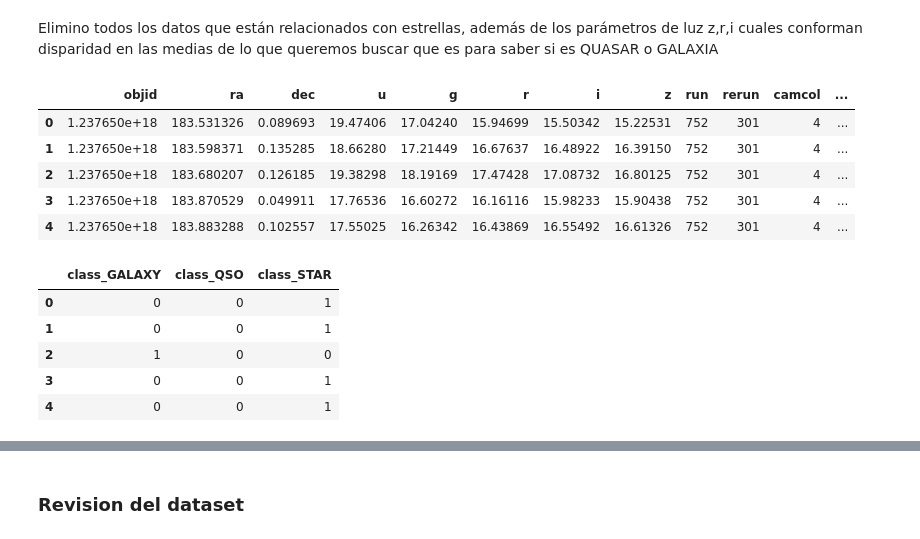
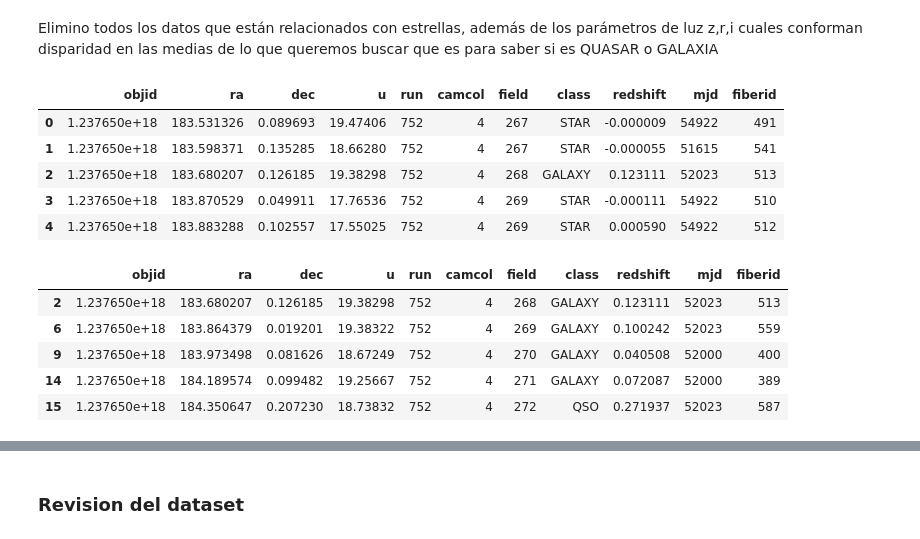
Before and after one commit to DotPin/T_INFO257, a Jupyter notebook: Tarea 1/Regresion Logistica 4 QSO.ipynb, the cells around one changed output, grey strips where cells are left out. Saved outputs shown, nothing was run; the diff lists cells and outputs as text; code cells hidden in the pictures.

```diff
--- a/Tarea 1/Regresion Logistica 4 QSO.ipynb
+++ b/Tarea 1/Regresion Logistica 4 QSO.ipynb
@@ -73,6 +73,8 @@ df2_data = df2
 [figure]
 # %% [markdown]
 Se logra visualizar que "rerun" presenta una relación muy alta de dependencia con las demás variables, por lo que sería la principal candidata para ser eliminada del campo de apredizaje.
+# %%
+df2_data = df2_data.drop(['rerun'],axis=1)
 # %%
 fig, axes = plt.subplots(2, 3,figsize=(14,7), sharex=True, sharey=True)
 sb.boxplot(palette='hls', data=df2_data,x="class", y='z',ax=axes[0,0])
@@ -90,0 +90,2 @@ sb.catplot(palette='muted', kind='bar',data=df2_data,x="class", y='dec')
+# %%
+df2_data = df2_data.drop(['z','r','g','i'],axis=1)
@@ -93,3 +105,5 @@ Con los siguientes datos, cuales presentan un grado de relación muy alto entre
+# %%
+df2_data = df2_data.drop(['specobjid','plate'],axis=1)
 # %% [markdown]
 ### Transformación de clases a variables numéricas
 # %% [markdown]
@@ -97,9 +111,9 @@ Elimino todos los datos que están relacionados con estrellas, además de los pa
 # %%
 df2_data.head()
 # %% [output]
-|  | objid | ra | dec | u | g | r | i | z | run | rerun | camcol | ... |
-| 0 | 1.237650e+18 | 183.531326 | 0.089693 | 19.47406 | 17.04240 | 15.94699 | 15.50342 | 15.22531 | 752 | 301 | 4 | ... |
-| 1 | 1.237650e+18 | 183.598371 | 0.135285 | 18.66280 | 17.21449 | 16.67637 | 16.48922 | 16.39150 | 752 | 301 | 4 | ... |
-| 2 | 1.237650e+18 | 183.680207 | 0.126185 | 19.38298 | 18.19169 | 17.47428 | 17.08732 | 16.80125 | 752 | 301 | 4 | ... |
-| 3 | 1.237650e+18 | 183.870529 | 0.049911 | 17.76536 | 16.60272 | 16.16116 | 15.98233 | 15.90438 | 752 | 301 | 4 | ... |
-| 4 | 1.237650e+18 | 183.883288 | 0.102557 | 17.55025 | 16.26342 | 16.43869 | 16.55492 | 16.61326 | 752 | 301 | 4 | ... |
+|  | objid | ra | dec | u | run | camcol | field | class | redshift | mjd | fiberid |
+| 0 | 1.237650e+18 | 183.531326 | 0.089693 | 19.47406 | 752 | 4 | 267 | STAR | -0.000009 | 54922 | 491 |
+| 1 | 1.237650e+18 | 183.598371 | 0.135285 | 18.66280 | 752 | 4 | 267 | STAR | -0.000055 | 51615 | 541 |
+| 2 | 1.237650e+18 | 183.680207 | 0.126185 | 19.38298 | 752 | 4 | 268 | GALAXY | 0.123111 | 52023 | 513 |
+| 3 | 1.237650e+18 | 183.870529 | 0.049911 | 17.76536 | 752 | 4 | 269 | STAR | -0.000111 | 54922 | 510 |
+| 4 | 1.237650e+18 | 183.883288 | 0.102557 | 17.55025 | 752 | 4 | 269 | STAR | 0.000590 | 54922 | 512 |
@@ -109,9 +120,11 @@ df2_dum = pd.get_dummies(df2_class)
+# %%
+df2_data1 = df2_data[df2_data['class']!='STAR']
 # %%
-df2_dum.head()
+df2_data1.head()
 # %% [output]
-|  | class_GALAXY | class_QSO | class_STAR |
-| 0 | 0 | 0 | 1 |
-| 1 | 0 | 0 | 1 |
-| 2 | 1 | 0 | 0 |
-| 3 | 0 | 0 | 1 |
-| 4 | 0 | 0 | 1 |
+|  | objid | ra | dec | u | run | camcol | field | class | redshift | mjd | fiberid |
+| 2 | 1.237650e+18 | 183.680207 | 0.126185 | 19.38298 | 752 | 4 | 268 | GALAXY | 0.123111 | 52023 | 513 |
+| 6 | 1.237650e+18 | 183.864379 | 0.019201 | 19.38322 | 752 | 4 | 269 | GALAXY | 0.100242 | 52023 | 559 |
+| 9 | 1.237650e+18 | 183.973498 | 0.081626 | 18.67249 | 752 | 4 | 270 | GALAXY | 0.040508 | 52000 | 400 |
+| 14 | 1.237650e+18 | 184.189574 | 0.099482 | 19.25667 | 752 | 4 | 271 | GALAXY | 0.072087 | 52000 | 389 |
+| 15 | 1.237650e+18 | 184.350647 | 0.207230 | 18.73832 | 752 | 4 | 272 | QSO | 0.271937 | 52023 | 587 |
```
Also changed, not shown: parts of 28 cells of this notebook, 6 other files.
